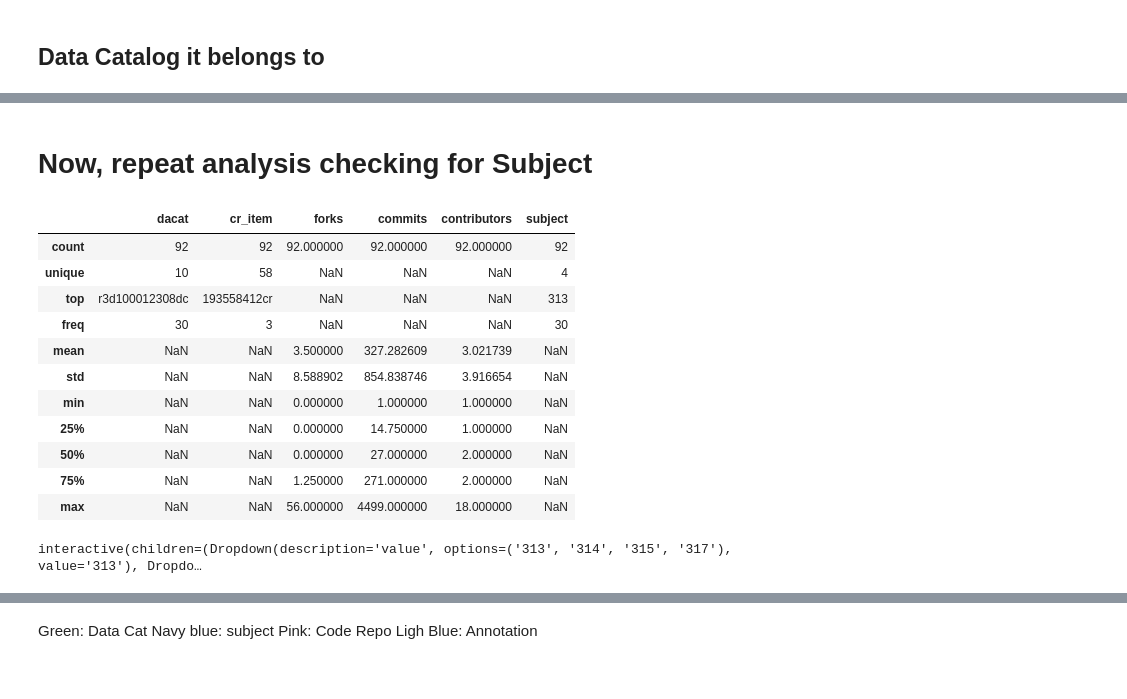
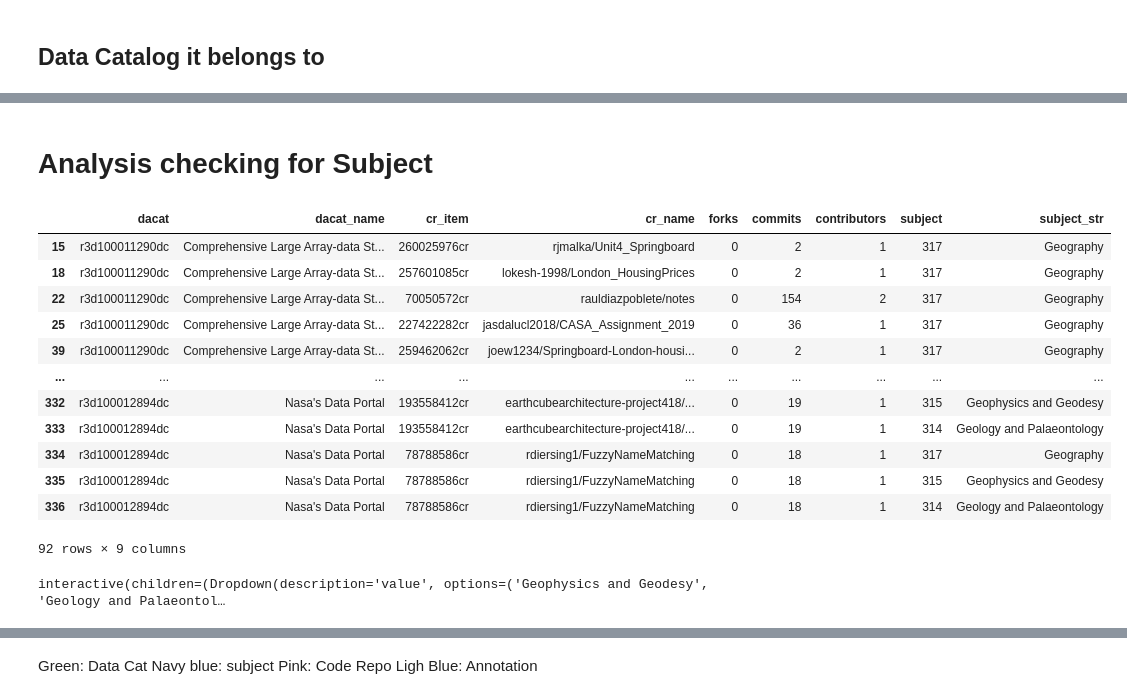
Before and after one commit to throughput-ec/NeotomaRecommender, a Jupyter notebook: neo4j.ipynb, the cells around one changed output, grey strips where cells are left out. Cells and saved outputs as stored; diff of their text form; code cells hidden in the pictures.

```diff
--- a/neo4j.ipynb
+++ b/neo4j.ipynb
@@ -300,5 +327,5 @@ meta_df[(meta_df['dacat']=='r3d100011758dc') & (meta_df['forks']>50)]
 # %% [markdown]
-# Now, repeat analysis checking for Subject
+# Analysis checking for Subject
 # %%
 subject_data = graph.run('''MATCH (s:SUBJECT)\
 WHERE s.id IN [313, 314, 315, 317]\
@@ -356,36 +396,55 @@ meta_df['dacat'] = meta_df['dacat']+'dc'
+# %%
+meta_df_subject = create_df()
+# %%
+meta_df_subject
+# %% [output]
+|  | dacat | dacat_name | cr_item | cr_name | forks | commits | contributors | subject | subject_str |
+| 15 | r3d100011290dc | Comprehensive Large Array-data St... | 260025976cr | rjmalka/Unit4_Springboard | 0 | 2 | 1 | 317 | Geography |
+| 18 | r3d100011290dc | Comprehensive Large Array-data St... | 257601085cr | lokesh-1998/London_HousingPrices | 0 | 2 | 1 | 317 | Geography |
+| 22 | r3d100011290dc | Comprehensive Large Array-data St... | 70050572cr | rauldiazpoblete/notes | 0 | 154 | 2 | 317 | Geography |
+| 25 | r3d100011290dc | Comprehensive Large Array-data St... | 227422282cr | jasdalucl2018/CASA_Assignment_2019 | 0 | 36 | 1 | 317 | Geography |
+| 39 | r3d100011290dc | Comprehensive Large Array-data St... | 259462062cr | joew1234/Springboard-London-housi... | 0 | 2 | 1 | 317 | Geography |
+| ... | ... | ... | ... | ... | ... | ... | ... | ... | ... |
+| 332 | r3d100012894dc | Nasa's Data Portal | 193558412cr | earthcubearchitecture-project418/... | 0 | 19 | 1 | 315 | Geophysics and Geodesy |
+| 333 | r3d100012894dc | Nasa's Data Portal | 193558412cr | earthcubearchitecture-project418/... | 0 | 19 | 1 | 314 | Geology and Palaeontology |
+| 334 | r3d100012894dc | Nasa's Data Portal | 78788586cr | rdiersing1/FuzzyNameMatching | 0 | 18 | 1 | 317 | Geography |
+| 335 | r3d100012894dc | Nasa's Data Portal | 78788586cr | rdiersing1/FuzzyNameMatching | 0 | 18 | 1 | 315 | Geophysics and Geodesy |
+| 336 | r3d100012894dc | Nasa's Data Portal | 78788586cr | rdiersing1/FuzzyNameMatching | 0 | 18 | 1 | 314 | Geology and Palaeontology |
+92 rows × 9 columns
 # %%
-meta_df.describe(include='all')
+#meta_df_subject.describe(include='all')
-# %% [output]
-|  | dacat | cr_item | forks | commits | contributors | subject |
-| count | 92 | 92 | 92.000000 | 92.000000 | 92.000000 | 92 |
-| unique | 10 | 58 | NaN | NaN | NaN | 4 |
-| top | r3d100012308dc | 193558412cr | NaN | NaN | NaN | 313 |
-| freq | 30 | 3 | NaN | NaN | NaN | 30 |
-| mean | NaN | NaN | 3.500000 | 327.282609 | 3.021739 | NaN |
-| std | NaN | NaN | 8.588902 | 854.838746 | 3.916654 | NaN |
-| min | NaN | NaN | 0.000000 | 1.000000 | 1.000000 | NaN |
-| 25% | NaN | NaN | 0.000000 | 14.750000 | 1.000000 | NaN |
-| 50% | NaN | NaN | 0.000000 | 27.000000 | 2.000000 | NaN |
-| 75% | NaN | NaN | 1.250000 | 271.000000 | 2.000000 | NaN |
-| max | NaN | NaN | 56.000000 | 4499.000000 | 18.000000 | NaN |
 # %%
-@interact(x=(0,500))
-def show_df(value = ['313', '314', '315', '317'], selection =['dacat','cr'], column=['forks', 'commits', 'contributors'], x = 1):
+@interact(x=(0,50))
+def show_df(value = list(set(meta_df_subject['subject_str'])),
+            selection =['dacat_name', 'dacat','cr', 'cr_name'],
+            column=['forks', 'commits', 'contributors'],
+            x = 1):
 
-    df = meta_df[meta_df['subject']==value]
+    df = meta_df_subject[meta_df_subject['subject_str'] == value]
 
-    df = pd.DataFrame(df, columns=['dacat', 'cr_item', 'forks', 'commits', 'contributors', 'subject'])
+    df = pd.DataFrame(df, columns=['dacat', 'dacat_name', 'cr_item', 'cr_name', 'forks', 'commits', 'contributors', 'subject', 'subject_str'])
+
+    if selection == 'dacat_name':
+        df = df.groupby('dacat_name').agg({'dacat': 'max', 'cr_item' : 'count', 'forks' : 'sum', 'commits' : 'sum', 'contributors' : 'sum'}).reset_index()
+        df2 = df[['dacat', 'dacat_name', 'cr_item', 'forks', 'commits', 'contributors']]
 
     if selection =='dacat':
-        df = df.groupby('dacat').agg({'cr_item' : 'count', 'forks' : 'sum', 'commits' : 'sum', 'contributors' : 'sum'}).reset_index()
-        df2 = df[['dacat', 'cr_item', 'forks', 'commits', 'contributors']]
+        df = df.groupby('dacat').agg({'dacat_name': 'max', 'cr_item' : 'count', 'forks' : 'sum', 'commits' : 'sum', 'contributors' : 'sum'}).reset_index()
+        df2 = df[['dacat', 'dacat_name', 'cr_item', 'forks', 'commits', 'contributors']]
 
     if selection =='cr':
-        df = df.groupby('cr_item').agg({'forks' : 'sum', 'commits' : 'sum', 'contributors' : 'sum'}).reset_index()
-        df2 = df[['cr_item','forks', 'commits', 'contributors']]
+        df = df.groupby('cr_item').agg({'dacat_name': 'max', 'cr_name': 'max', 'forks' : 'sum', 'commits' : 'sum', 'contributors' : 'sum'}).reset_index()
+        df2 = df[['cr_item', 'dacat_name', 'forks', 'commits', 'contributors']]
 
-    return df2.loc[df2[column] > x]
+    if selection =='cr_name':
+        df = df.groupby('cr_name').agg({'dacat_name': 'max', 'cr_item': 'max', 'forks' : 'sum', 'commits' : 'sum', 'contributors' : 'sum'}).reset_index()
+        df2 = df[['cr_name', 'cr_item', 'dacat_name', 'forks', 'commits', 'contributors']]
+
+    return df2.loc[df2[column] >= x]
+
+# Default sort on Number of Commits
+# Add Catalog Name
 # %% [output]
-interactive(children=(Dropdown(description='value', options=('313', '314', '315', '317'), value='313'), Dropdo…
+interactive(children=(Dropdown(description='value', options=('Geophysics and Geodesy', 'Geology and Palaeontol…
 # %%
 @interact
```
Also changed, not shown: parts of 22 cells of this notebook.
